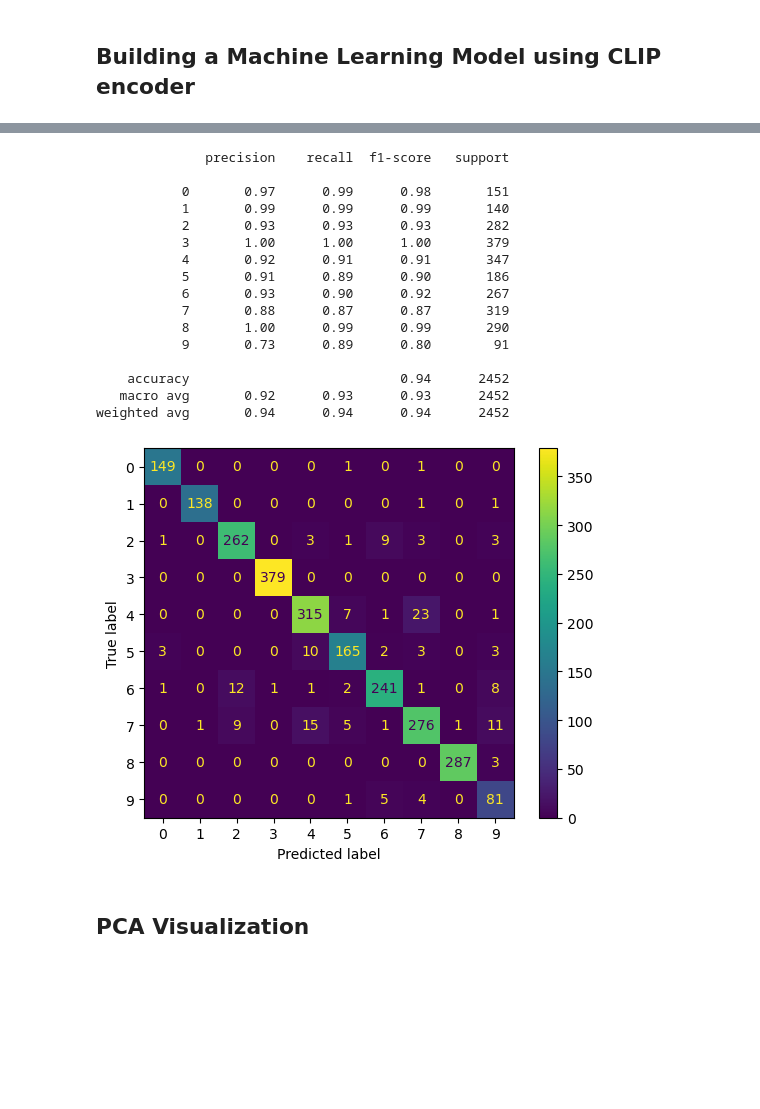
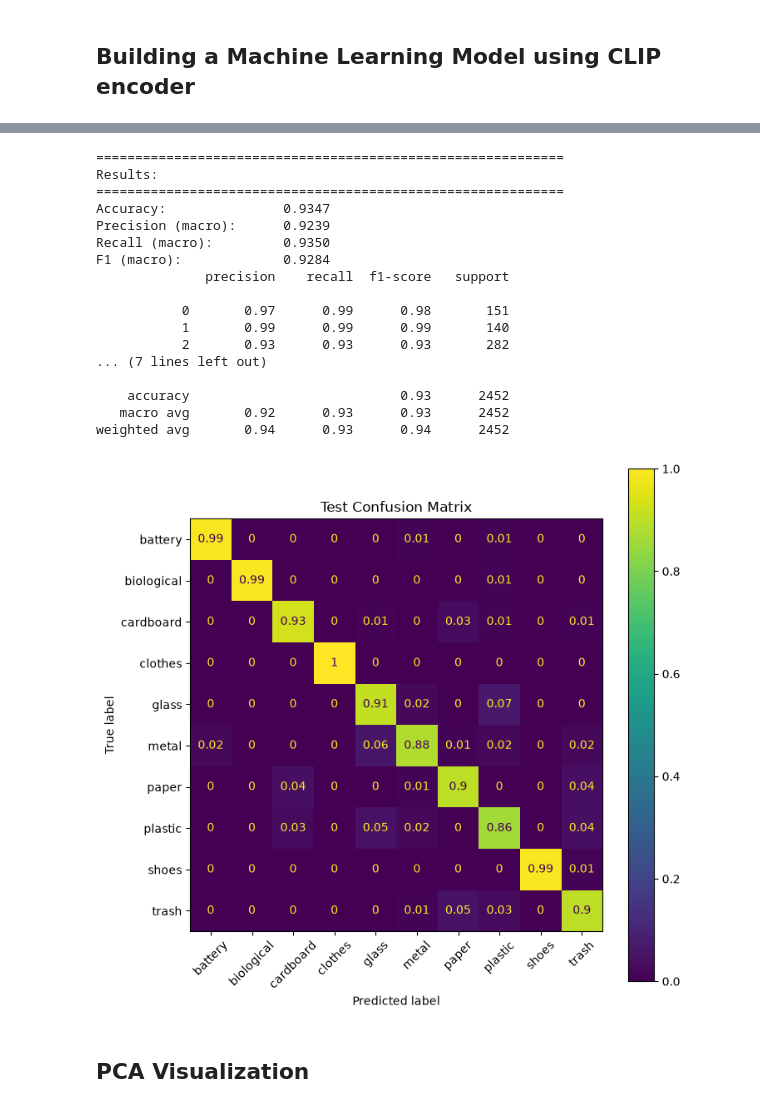
Before and after one commit to Nello-pn/trashCLIP, a Jupyter notebook: CLIP_MLmodels.ipynb, the cells around one changed output, grey strips where cells are left out. Saved outputs shown, nothing was run; the diff lists cells and outputs as text; code cells hidden in the pictures; blank space fills up the shorter version.

Commit message:
Update confusion matrix to be normalized (relative values)

```diff
--- a/CLIP_MLmodels.ipynb
+++ b/CLIP_MLmodels.ipynb
@@ -142,34 +135,29 @@ Please also refer to the documentation for alternative solver options:
-# %%
-from sklearn.metrics import confusion_matrix, ConfusionMatrixDisplay
-from sklearn.metrics import classification_report
-
-predictions = Lr_Model.predict(X_test_pca)
-
-print(classification_report(y_test, predictions))
-
-cm = confusion_matrix(y_test, predictions, labels= Lr_Model.classes_)
-disp = ConfusionMatrixDisplay(confusion_matrix=cm)
-disp.plot()
-
-plt.show()
-# %% [output]
-              precision    recall  f1-score   support
-
-           0       0.97      0.99      0.98       151
-           1       0.99      0.99      0.99       140
-           2       0.93      0.93      0.93       282
-           3       1.00      1.00      1.00       379
-           4       0.92      0.91      0.91       347
-           5       0.91      0.89      0.90       186
-           6       0.93      0.90      0.92       267
-           7       0.88      0.87      0.87       319
-           8       1.00      0.99      0.99       290
-           9       0.73      0.89      0.80        91
-
-    accuracy                           0.94      2452
-   macro avg       0.92      0.93      0.93      2452
-weighted avg       0.94      0.94      0.94      2452
-[figure, removed]
+# %%
+from utils import evaluate_predictions, plot_conf_matrix
+
+predictions = Lr_Model.predict(X_test_pca)
+
+metrics_dict = evaluate_predictions(y_test, predictions)
+plot_conf_matrix(y_test, predictions, display_labels=labels, title="Test Confusion Matrix")
+# %% [output]
+============================================================
+Results:
+============================================================
+Accuracy:               0.9347
+Precision (macro):      0.9239
+Recall (macro):         0.9350
+F1 (macro):             0.9284
+              precision    recall  f1-score   support
+
+           0       0.97      0.99      0.98       151
+           1       0.99      0.99      0.99       140
+           2       0.93      0.93      0.93       282
+... (7 lines left out)
+
+    accuracy                           0.93      2452
+   macro avg       0.92      0.93      0.93      2452
+weighted avg       0.94      0.93      0.94      2452
+[figure, added]
 # %% [markdown]
 ## PCA Visualization
 # %%
```
Also changed, not shown: parts of 7 cells of this notebook.
